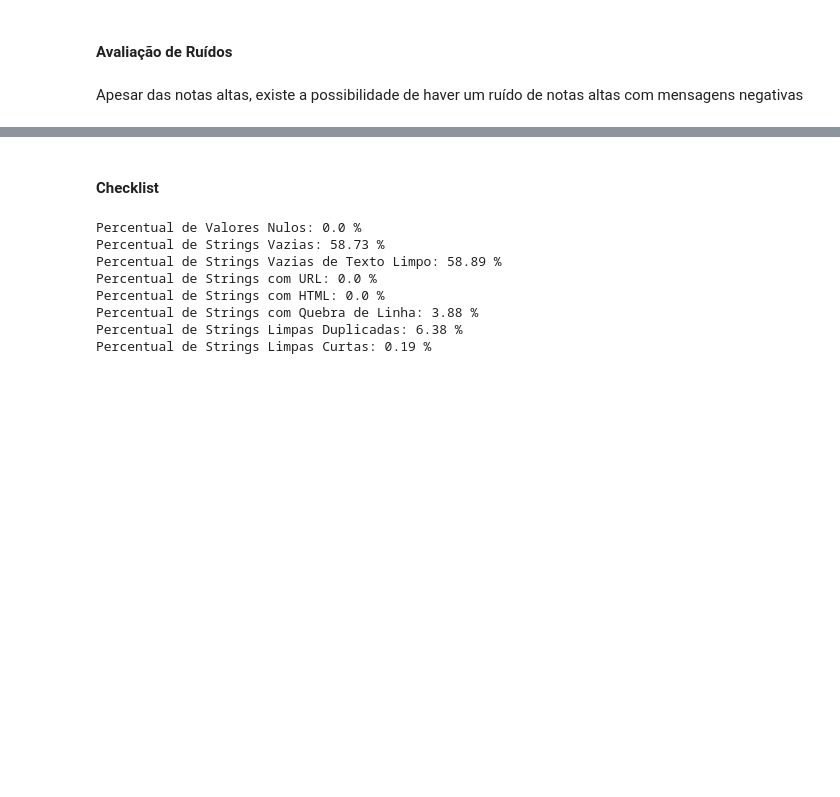
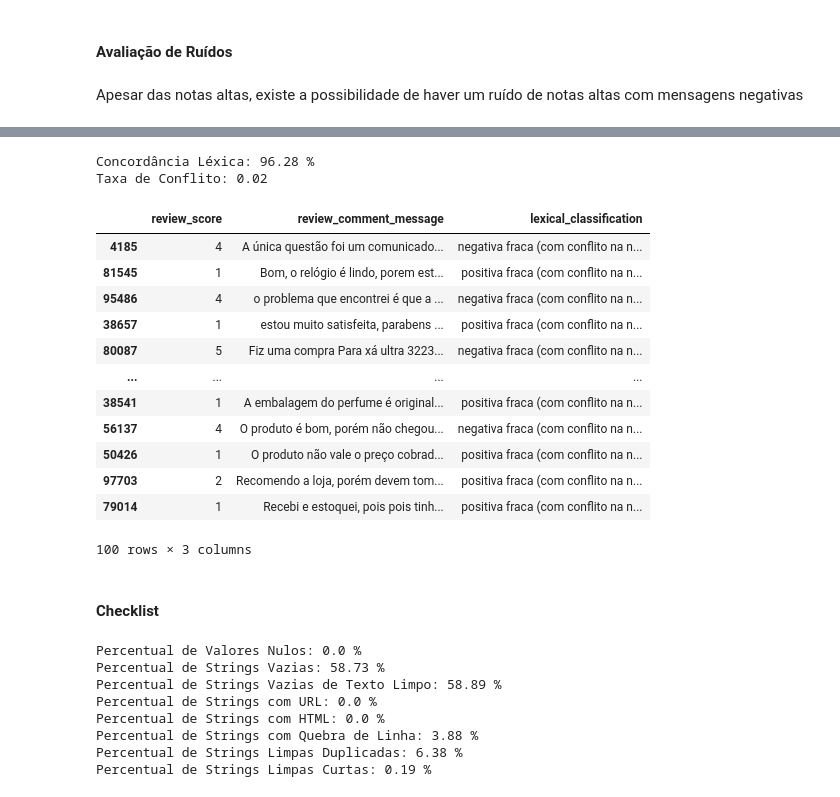
Before and after one commit to rpf991/Ecommerce_Classificador_Sentimentos, a Jupyter notebook: validacao_dados.ipynb, the cells around one changed output, grey strips where cells are left out. Saved outputs shown, nothing was run; the diff lists cells and outputs as text; code cells hidden in the pictures; blank space fills up the shorter version.

```diff
--- a/validacao_dados.ipynb
+++ b/validacao_dados.ipynb
@@ -306,6 +309,8 @@ df['has_newline'] = df['text_raw'].str.contains(r'[\r\n\t]', regex=True)
 df['has_emoji'] =  df['text_raw'].str.contains(EMOJI_RE, regex=True)
 
 def clean_text(txt):
+    txt = unicodedata.normalize("NFC", txt) # Padronizar a representação de caracteres assentuados ou especiais em uma string
+
     txt = re.sub(r'http\S+|www\.\S+', ' ', txt) # Substituição do Ícone de HTTP
     txt = re.sub(r'<.*?>', ' ', txt) # Substituição de HTML
     txt = re.sub(r'[\r\n\t]+', ' ', txt) # Substituição de Espaços em branco
@@ -692,3 +709,39 @@ pd.crosstab(df['feeling_state'], df['lexical_classification'])
+# %%
+valid_labels = ~df['lexical_classification'].str.contains('conflito', na=False)
+
+agree_list = (
+    ((df['feeling_state'] == 'positivo') & df['lexical_classification'].isin(['positiva forte', 'positiva fraca'])).sum()
+  + ((df['feeling_state'] == 'negativo') & df['lexical_classification'].isin(['negativa forte', 'negativa fraca'])).sum()
+  + ((df['feeling_state'] == 'neutro')   & df['lexical_classification'].isin(['neutro', 'mista (nota neutra)'])).sum()
+)
+
+print(f'Concordância Léxica: {((agree_list/len(df)) * 100):.2f} %')
+print(f'Taxa de Conflito: {(~valid_labels).mean():.2f}')
+# %% [output]
+Concordância Léxica: 96.28 %
+Taxa de Conflito: 0.02
+# %%
+conflitos = df[
+    ((df['feeling_state'] == 'positivo') & df['lexical_classification'].str.contains('negativa')) |
+    ((df['feeling_state'] == 'negativo') & df['lexical_classification'].str.contains('positiva'))
+]
+
+amostra = conflitos.sample(100, random_state=42)
+amostra[['review_score','review_comment_message','lexical_classification']]
+# %% [output]
+|  | review_score | review_comment_message | lexical_classification |
+| 4185 | 4 | A única questão foi um comunicado... | negativa fraca (com conflito na n... |
+| 81545 | 1 | Bom, o relógio é lindo, porem est... | positiva fraca (com conflito na n... |
+| 95486 | 4 | o problema que encontrei é que a ... | negativa fraca (com conflito na n... |
+| 38657 | 1 | estou muito satisfeita, parabens ... | positiva fraca (com conflito na n... |
+| 80087 | 5 | Fiz uma compra Para xá ultra 3223... | negativa fraca (com conflito na n... |
+| ... | ... | ... | ... |
+| 38541 | 1 | A embalagem do perfume é original... | positiva fraca (com conflito na n... |
+| 56137 | 4 | O produto é bom, porém não chegou... | negativa fraca (com conflito na n... |
+| 50426 | 1 | O produto não vale o preço cobrad... | positiva fraca (com conflito na n... |
+| 97703 | 2 | Recomendo a loja, porém devem tom... | positiva fraca (com conflito na n... |
+| 79014 | 1 | Recebi e estoquei, pois pois tinh... | positiva fraca (com conflito na n... |
+100 rows × 3 columns
 # %% [markdown]
 #### Checklist
 # %%
```
Also changed, not shown: parts of 7 cells of this notebook.
